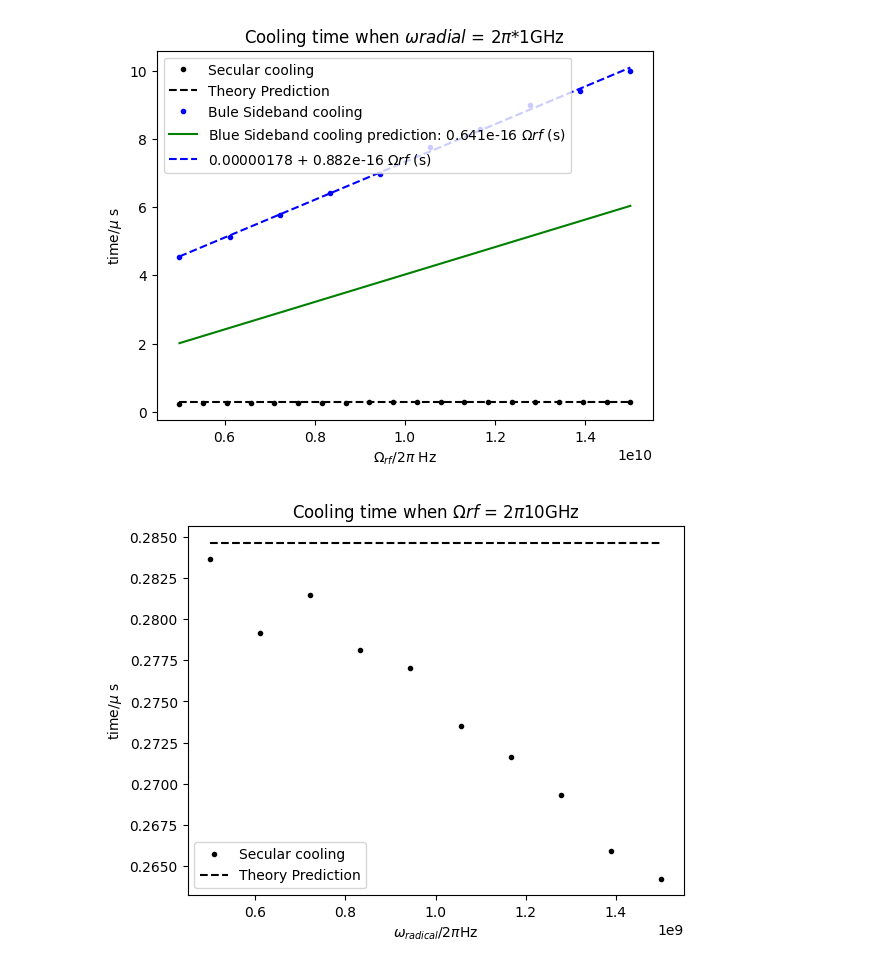
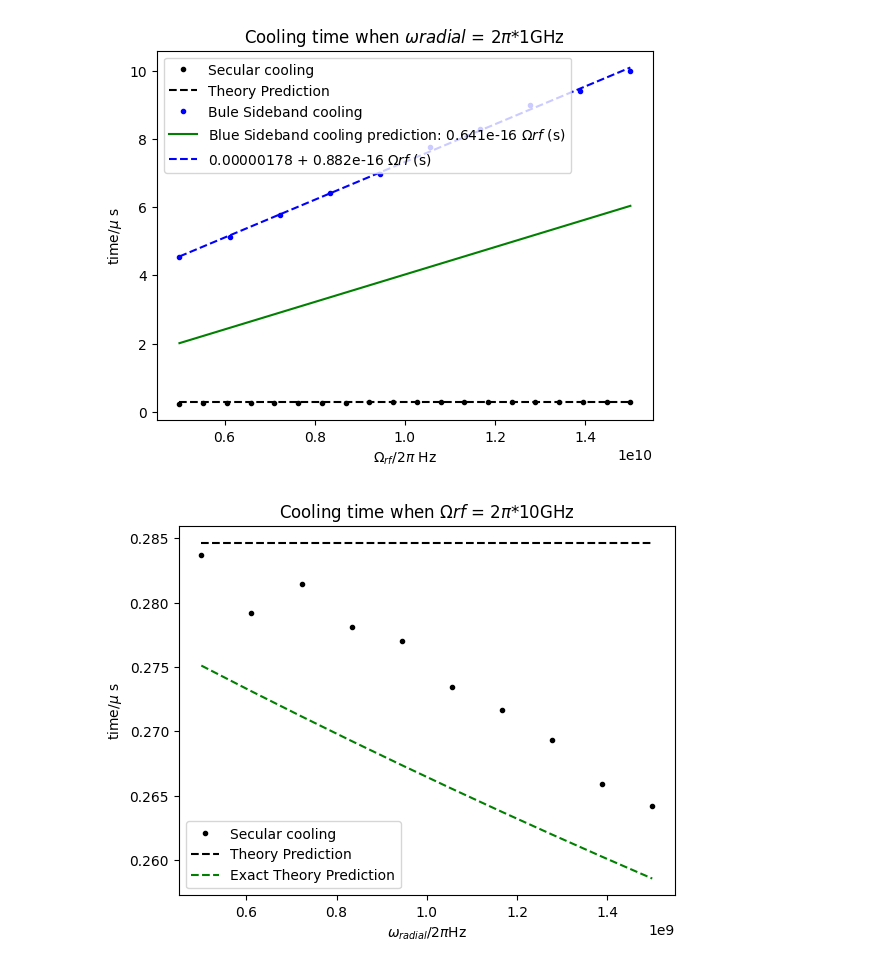
Before and after one commit to yuqian15/electron_micromotion_cooling, a Jupyter notebook: Result.ipynb, the cells around one changed output. Cells and saved outputs as stored; diff of their text form; code cells hidden in the pictures.

```diff
--- a/Result.ipynb
+++ b/Result.ipynb
@@ -427,22 +427,23 @@ plt.show()
 # %%
 import matplotlib.pylab as plt
 
 deff = 200e-6 # 200 micron
 m = 9.10938297e-31 # 9.10938297e-31 kg
 q = 1.6e-19 # 1.6e-19 C
 TotalTime = 5e-6
 Rp = 5e6
 Q = 2000
 
 plt.plot(Secular_20_keep_wrf_wrf / (2 * np.pi), Secular_20_keep_wrf_time * 1e6, 'k.', label = 'Secular cooling')
 plt.plot(Secular_20_keep_wrf_wrf / (2 * np.pi), m * deff ** 2/ q ** 2/ Rp * np.ones(len(Secular_20_keep_wrf_wrf)) * 1e6, 'k--', label = 'Theory Prediction')
+plt.plot(Secular_20_keep_wrf_wrf / (2 * np.pi), 1/ (1 + np.sqrt(2) * Secular_20_keep_wrf_wrf / (2 * np.pi * 10e9)) *  m * deff ** 2/ q ** 2/ Rp * np.ones(len(Secular_20_keep_wrf_wrf)) * 1e6, 'g--', label = 'Exact Theory Prediction')
 plt.legend()
 plt.ylabel('time/$\mu$ s')
-plt.xlabel('$\omega_{radical}$/2$\pi$Hz')
-plt.title('Cooling time when $\Omega rf$ = 2$\pi${}GHz'.format(10))
+plt.xlabel('$\omega_{radial}$/2$\pi$Hz')
+plt.title('Cooling time when $\Omega rf$ = 2$\pi$*{}GHz'.format(10))
 plt.show()
 # %% [output]
-[figure, old version]
+[figure, new version]
 # %%
 import matplotlib.pylab as plt
 
```
Also changed, not shown: parts of 6 cells of this notebook, 34 other files.
